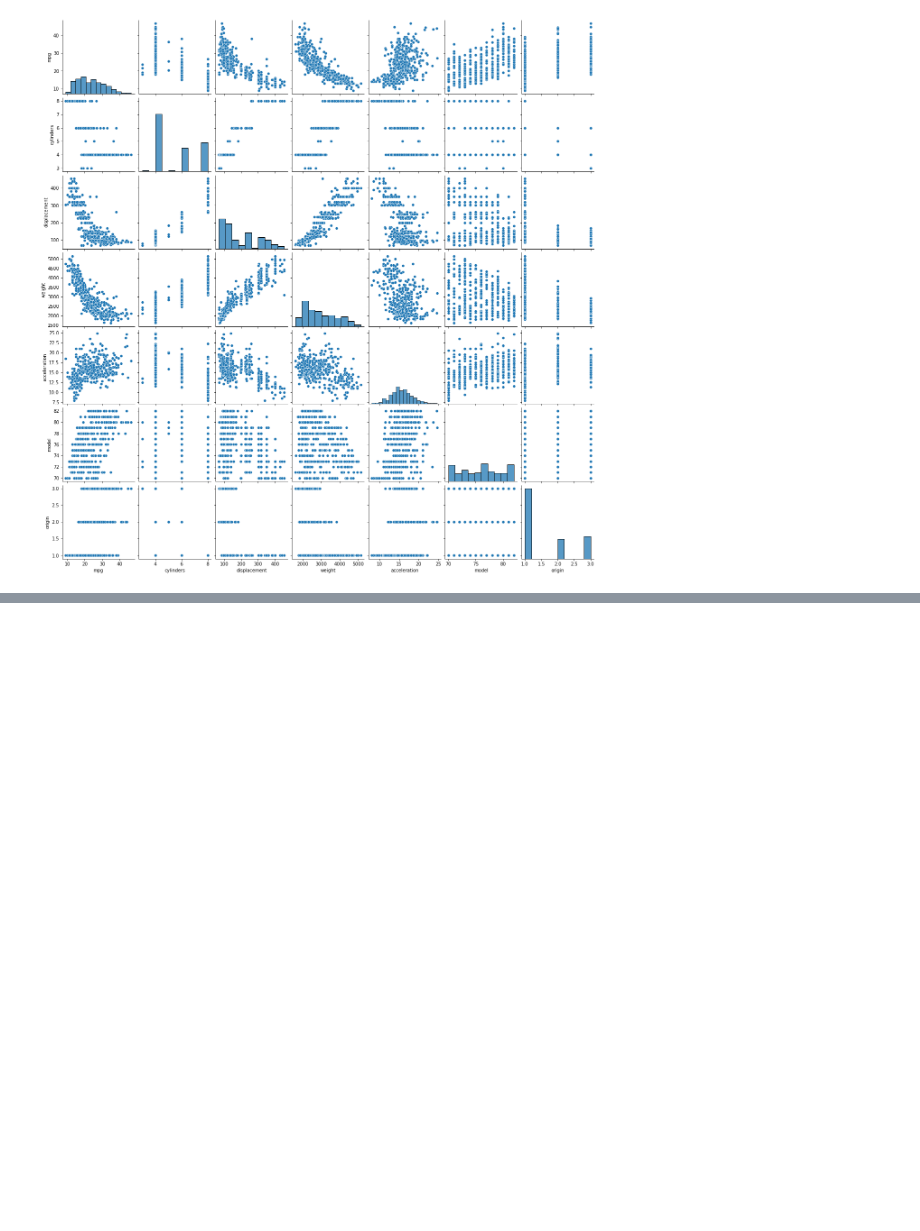
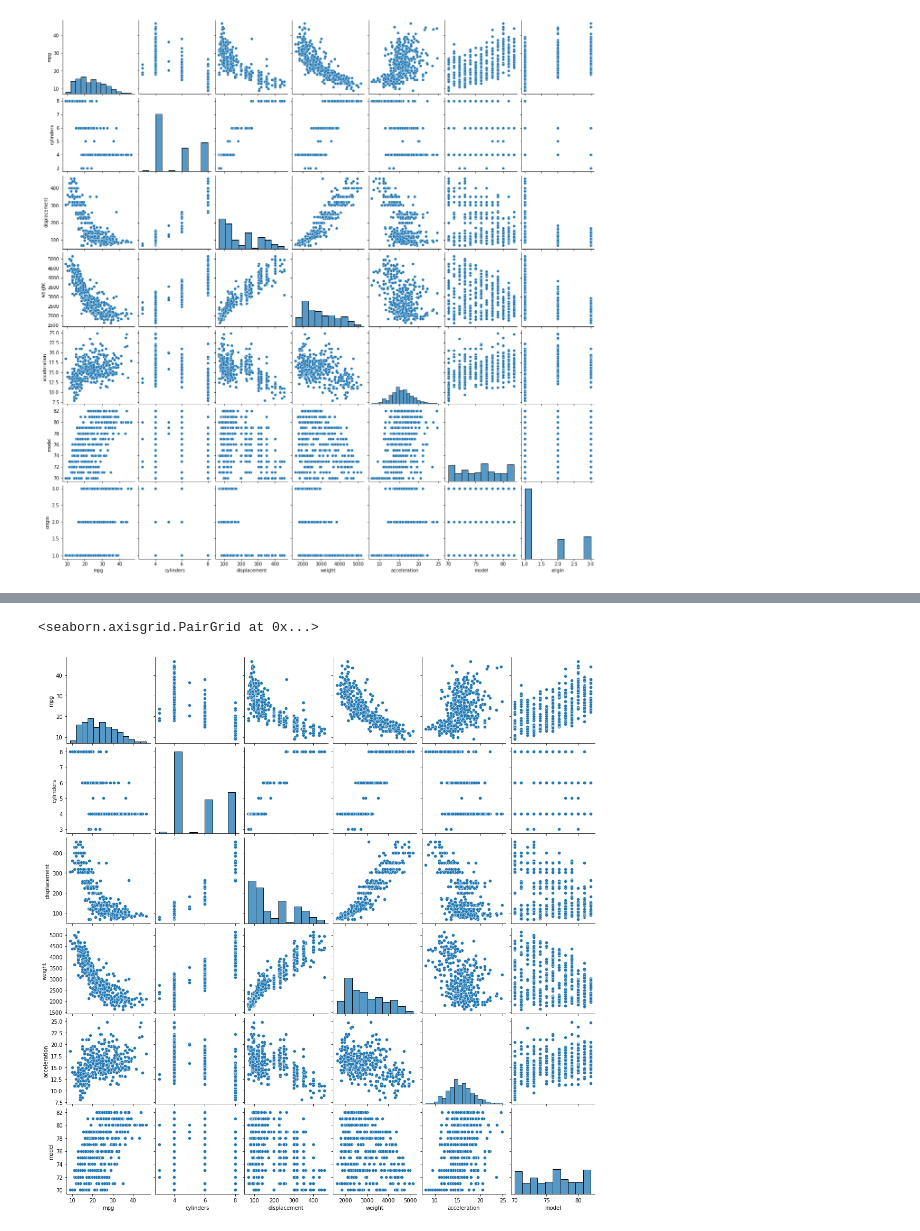
Before and after one commit to morgancoad/cars_analysis, a Jupyter notebook: notebooks/cars_eda.ipynb, the cells around one changed output, grey strips where cells are left out. Cells and saved outputs as stored; diff of their text form; code cells hidden in the pictures; blank space fills up the shorter version.

```diff
--- a/notebooks/cars_eda.ipynb
+++ b/notebooks/cars_eda.ipynb
@@ -48,0 +60,5 @@ sns.pairplot(cars_df)
+# %%
+cars_df['origin'].mask(cars_df['origin'] == 1, 'America',inplace=True)
+cars_df['origin'].mask(cars_df['origin'] == 2, 'Germany',inplace=True)
+cars_df['origin'].mask(cars_df['origin'] == 3, 'Japan',inplace=True)
+cars_df.head(5)
@@ -48,0 +72,5 @@ sns.pairplot(cars_df)
+# %%
+sns.pairplot(cars_df)
+# %% [output]
+<seaborn.axisgrid.PairGrid at 0x...>
+[figure, added]
```
Also changed, not shown: parts of 9 cells of this notebook.
